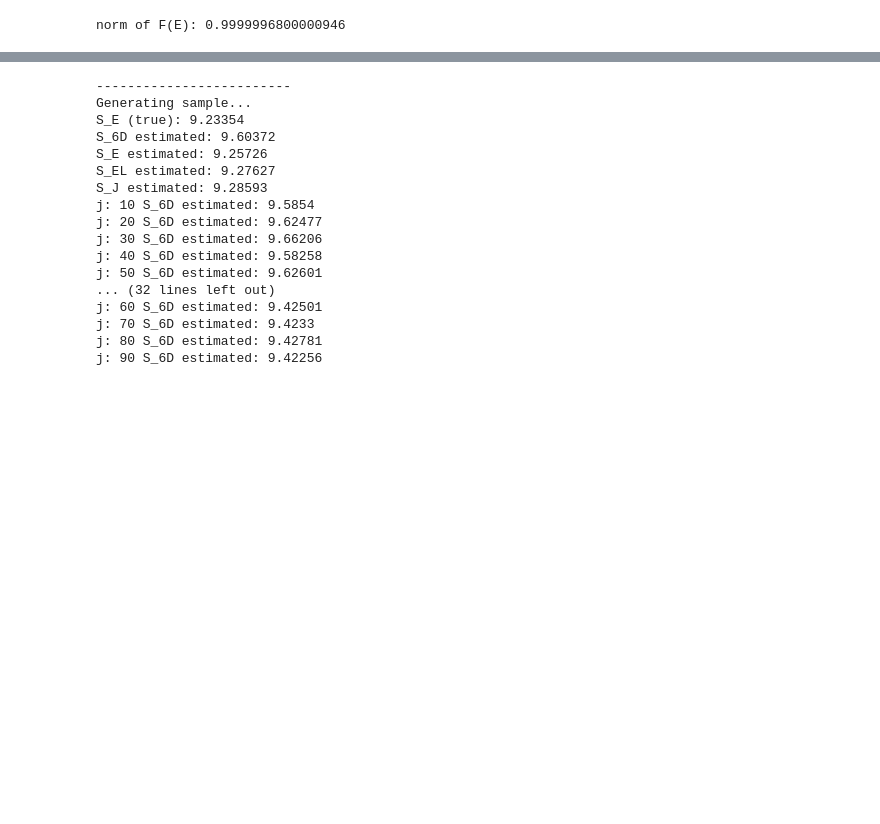
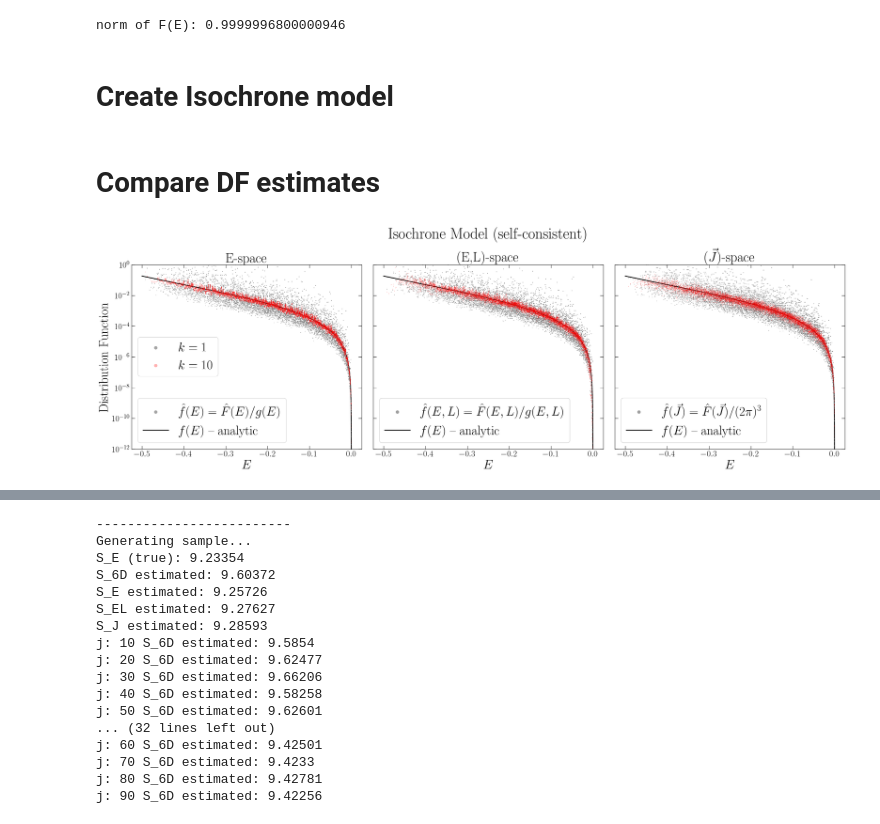
Before and after one commit to lberaldoesilva/tropygal, a Jupyter notebook: docs/source/tutorial_isochrone.ipynb, the cells around one changed output, grey strips where cells are left out. Cells and saved outputs as stored; diff of their text form; code cells hidden in the pictures; blank space fills up the shorter version.

```diff
--- a/docs/source/tutorial_isochrone.ipynb
+++ b/docs/source/tutorial_isochrone.ipynb
@@ -87,3 +93,5 @@ norm = integrate.quad(F_E, a=E_I_min, b=E_I_max, args=(M, b, G))[0]
 print ('norm of F(E):', norm)
 # %% [output]
 norm of F(E): 0.9999996800000946
+# %% [markdown]
+# Create Isochrone model
@@ -89,0 +106,2 @@ norm of F(E): 0.9999996800000946
+# %% [markdown]
+# Compare DF estimates
@@ -89,0 +166,50 @@ norm of F(E): 0.9999996800000946
+# %%
+fig, axs = plt.subplots(1, 3, figsize=(26, 8))
+fig.patch.set_facecolor('white')
+fig.suptitle('Isochrone Model (self-consistent)', fontsize=36)
+
+titles = ['E-space', '(E,L)-space', r'$(\vec{J})$-space']
+ylabels = ['Distribution Function', None, None]
+ylabels_pos = [True, False, False]
+
+# Data for scatter plots
+scatter_data = [(E, f_E_hat_k1, r'$\hat{f}(E) = \hat{F}(E)/g(E)$'),
+                (E, f_EL_hat_k1, r'$\hat{f}(E,L) = \hat{F}(E,L)/g(E,L)$'),
+                (E, f_J_hat_k1, r'$\hat{f}(\vec{J}) = \hat{F}(\vec{J})/(2\pi)^3$')
+]
+scatter_red_data = [(E, f_E_hat_k10),
+                    (E, f_EL_hat_k10),
+                    (E, f_J_hat_k10)]
+# Create subplots
+for i, ax in enumerate(axs):
+    ax.set_title(titles[i])
+
+    # Scatter grey (k=1)
+    sc_grey = ax.scatter(*scatter_data[i][:2], s=10, marker='.', facecolor='grey',
+                         edgecolor='none', alpha=0.7, label=scatter_data[i][2])
+    # Scatter red (k=10)
+    sc_red = ax.scatter(*scatter_red_data[i], s=10, marker='.', facecolor='red',
+                        edgecolor='none', alpha=0.3, label=r'$k=10$')
+    # Analytic curve
+    line_analytic, = ax.plot(bins_E, f_E_true, 'k-', lw=2, zorder=0, label=r'$f(E)$ -- analytic')
+
+    # Axes formatting
+    ax.set_yscale('log')
+    ax.set_ylim(1e-12, 1)
+    ax.set_xlabel(r'$E$', fontsize=30)
+    if ylabels_pos[i]:
+        ax.set_ylabel(ylabels[i], fontsize=30)
+    else:
+        ax.tick_params(labelleft=False)
+
+    # First legend:
+    legend1 = ax.legend(handles=[sc_grey, line_analytic], fontsize=30, markerscale=5)
+    ax.add_artist(legend1)
+
+# Second legend:
+legend2 = axs[0].legend(handles=[sc_grey, sc_red], labels=[r'$k=1$', r'$k=10$'],
+                    fontsize=30, markerscale=5, loc='center left')
+
+fig.subplots_adjust(left=0.05, right=0.95, top=0.825, bottom=0.07, wspace=0.05)
+# %% [output]
+[figure, added]
```
Also changed, not shown: parts of 12 cells of this notebook, 10 other files.
